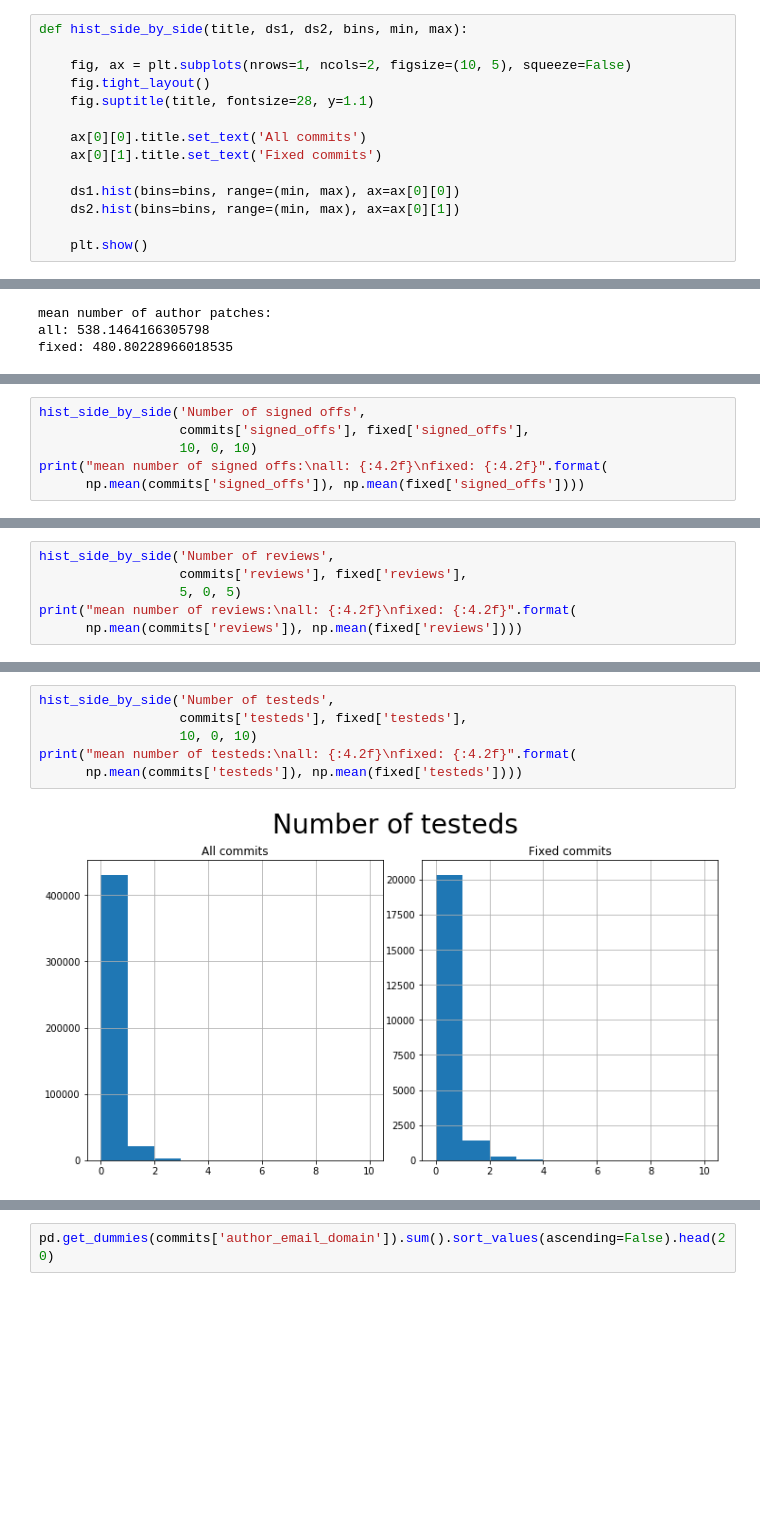
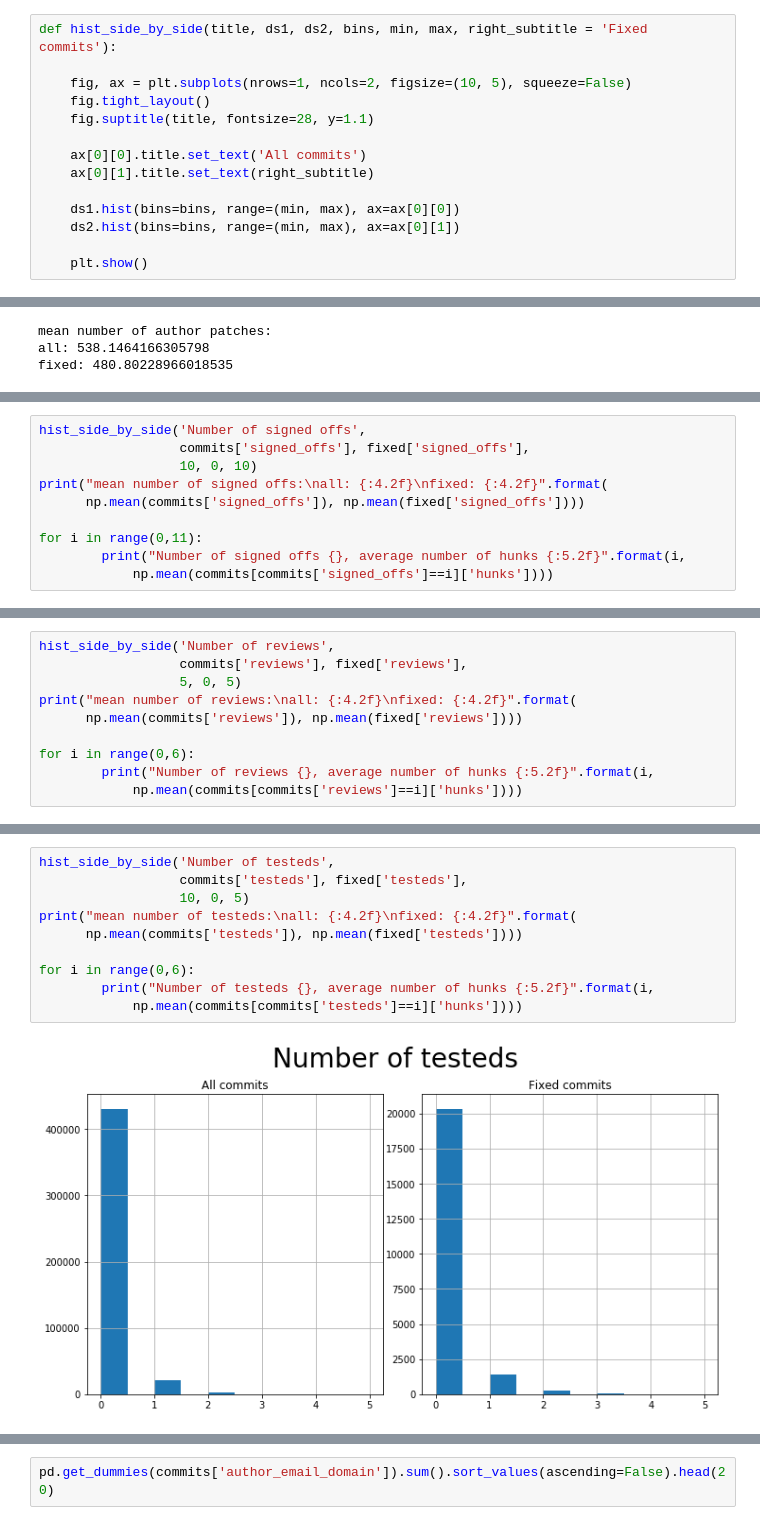
Before and after one commit to xypron/gitlog_analysis, a Jupyter notebook: gitlog_analysis.ipynb, the cells around one changed output, grey strips where cells are left out. Drawn from its saved outputs; the diff is of its cells as text; blank space fills up the shorter version.

Commit message:
Discussion of single characteristics done
Signed-off-by: Heinrich Schuchardt <xypron.glpk@gmx.de>

```diff
--- a/gitlog_analysis.ipynb
+++ b/gitlog_analysis.ipynb
@@ -64,12 +73,12 @@ If a subsequent patch marks a commit as fixed, we can assume that it contained a
 # %%
-def hist_side_by_side(title, ds1, ds2, bins, min, max):
+def hist_side_by_side(title, ds1, ds2, bins, min, max, right_subtitle = 'Fixed commits'):
 
     fig, ax = plt.subplots(nrows=1, ncols=2, figsize=(10, 5), squeeze=False)
     fig.tight_layout()
     fig.suptitle(title, fontsize=28, y=1.1)
 
     ax[0][0].title.set_text('All commits')
-    ax[0][1].title.set_text('Fixed commits')
+    ax[0][1].title.set_text(right_subtitle)
 
     ds1.hist(bins=bins, range=(min, max), ax=ax[0][0])
     ds2.hist(bins=bins, range=(min, max), ax=ax[0][1])
@@ -193,6 +221,10 @@ hist_side_by_side('Number of signed offs',
                   10, 0, 10)
 print("mean number of signed offs:\nall: {:4.2f}\nfixed: {:4.2f}".format(
       np.mean(commits['signed_offs']), np.mean(fixed['signed_offs'])))
+
+for i in range(0,11):
+        print("Number of signed offs {}, average number of hunks {:5.2f}".format(i,
+            np.mean(commits[commits['signed_offs']==i]['hunks'])))
 # %% [output]
 [figure]
 mean number of signed offs:
@@ -204,6 +247,10 @@ hist_side_by_side('Number of reviews',
                   5, 0, 5)
 print("mean number of reviews:\nall: {:4.2f}\nfixed: {:4.2f}".format(
       np.mean(commits['reviews']), np.mean(fixed['reviews'])))
+
+for i in range(0,6):
+        print("Number of reviews {}, average number of hunks {:5.2f}".format(i,
+            np.mean(commits[commits['reviews']==i]['hunks'])))
 # %% [output]
 [figure]
 mean number of reviews:
@@ -212,11 +265,15 @@ fixed: 0.29
 # %%
 hist_side_by_side('Number of testeds',
                   commits['testeds'], fixed['testeds'],
-                  10, 0, 10)
+                  10, 0, 5)
 print("mean number of testeds:\nall: {:4.2f}\nfixed: {:4.2f}".format(
       np.mean(commits['testeds']), np.mean(fixed['testeds'])))
+
+for i in range(0,6):
+        print("Number of testeds {}, average number of hunks {:5.2f}".format(i,
+            np.mean(commits[commits['testeds']==i]['hunks'])))
 # %% [output]
-[figure, old version]
+[figure, new version]
 mean number of testeds:
 all: 0.06
 fixed: 0.09
```
Also changed, not shown: parts of 43 cells of this notebook.
